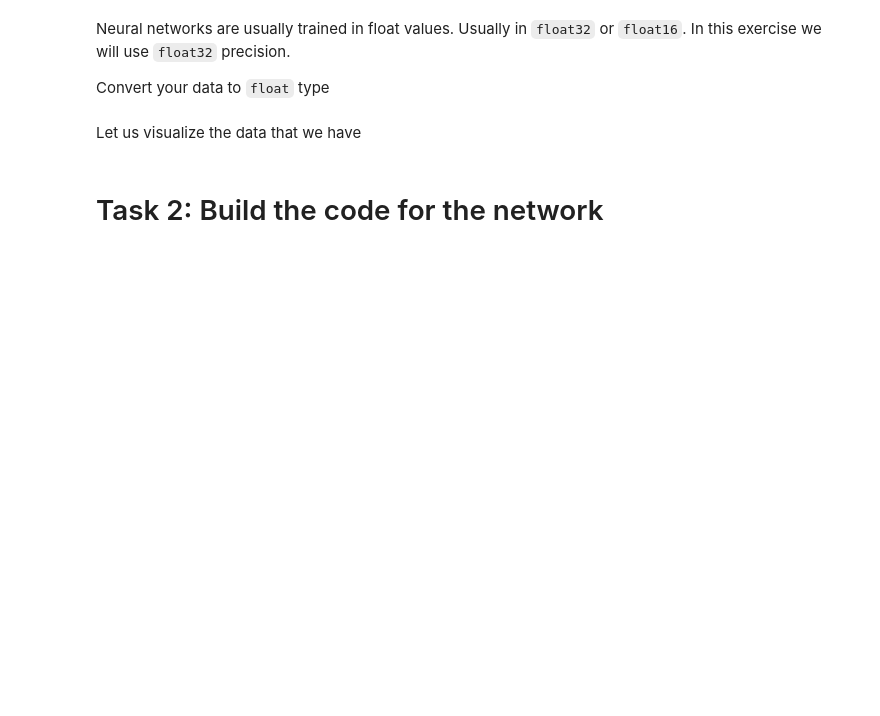
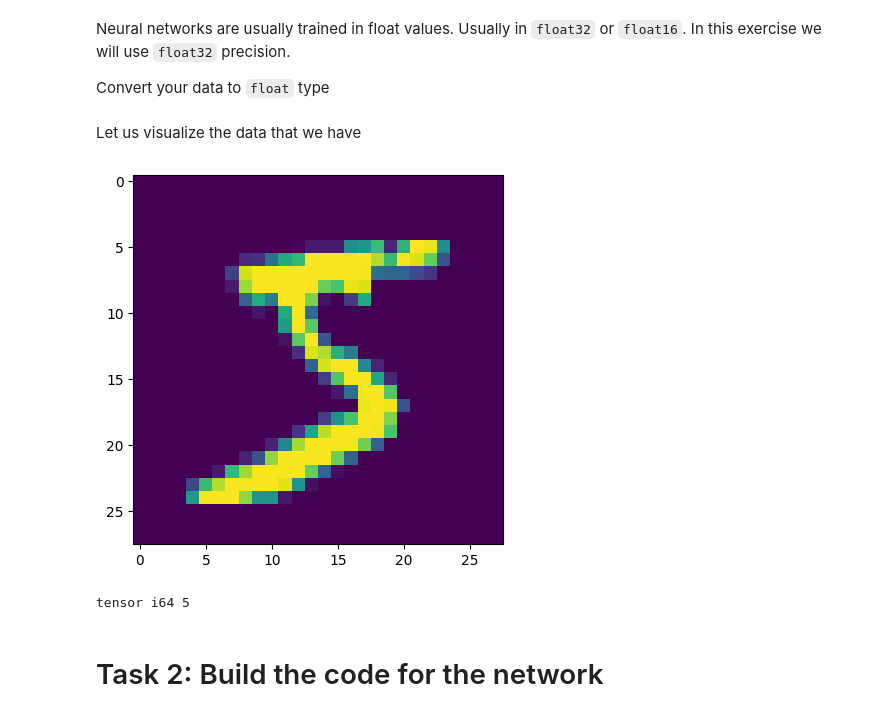
Before and after one commit to lemuronlmaniac/deep-learning-fundamentals, a Jupyter notebook: .laborantum/texts/course/2-Fully-Connected-NNs/1-Shallow-Feedforward-NNs/task.ipynb, the cells around one changed output. Cells and saved outputs as stored; diff of their text form; code cells hidden in the pictures; blank space fills up the shorter version.

```diff
--- a/.laborantum/texts/course/2-Fully-Connected-NNs/1-Shallow-Feedforward-NNs/task.ipynb
+++ b/.laborantum/texts/course/2-Fully-Connected-NNs/1-Shallow-Feedforward-NNs/task.ipynb
@@ -113,3 +106,41 @@ MNIST_valid = ...
+# %%
+import torch
+import torchvision.datasets as datasets
+from torchvision import transforms
+
+from src.datasets.mnist_simple import MNISTSimpleDataset
+
+## YOUR CODE HERE
+class MNISTSimple:
+    def __init__(self, train=True, root='~/'):
+        transform = transforms.Compose([
+            transforms.ToTensor(),
+            transforms.Normalize((0.5,), (0.5,))
+        ])
+        self.dataset = datasets.MNIST(
+            root=root,
+            train=train,
+            download=True,
+            transform=transform
+        )
+
+    def __len__(self):
+        return len(self.dataset)
+
+    def __getitem__(self, index):
+        image, label = self.dataset[index]
+        image = image.float().squeeze(0)
+        label = torch.tensor(label, dtype=torch.int64)
+        return {
+            'image': image,
+            'label': label
+        }
+
+MNIST_train = MNISTSimple(train=True)
+MNIST_valid = MNISTSimple(train=False)
+
+# MNIST_train = MNISTSimpleDataset(train=True)
+# MNIST_valid = MNISTSimpleDataset(train=False)
 # %% [markdown]
 Check that the data is prepared:
 # %%
@@ -150,9 +196,12 @@ Convert your data to `float` type
 Let us visualize the data that we have
 # %%
 import matplotlib.pyplot as plt
-plt.imshow(X_train)
+plt.imshow(X_train.squeeze(0))  #
 plt.show()
 print(y_train)
+# %% [output]
+[figure, added]
+tensor i64 5
 # %% [markdown]
 # Task 2: Build the code for the network
 # %% [markdown]
```
Also changed, not shown: parts of 20 cells of this notebook, 19 other files.
